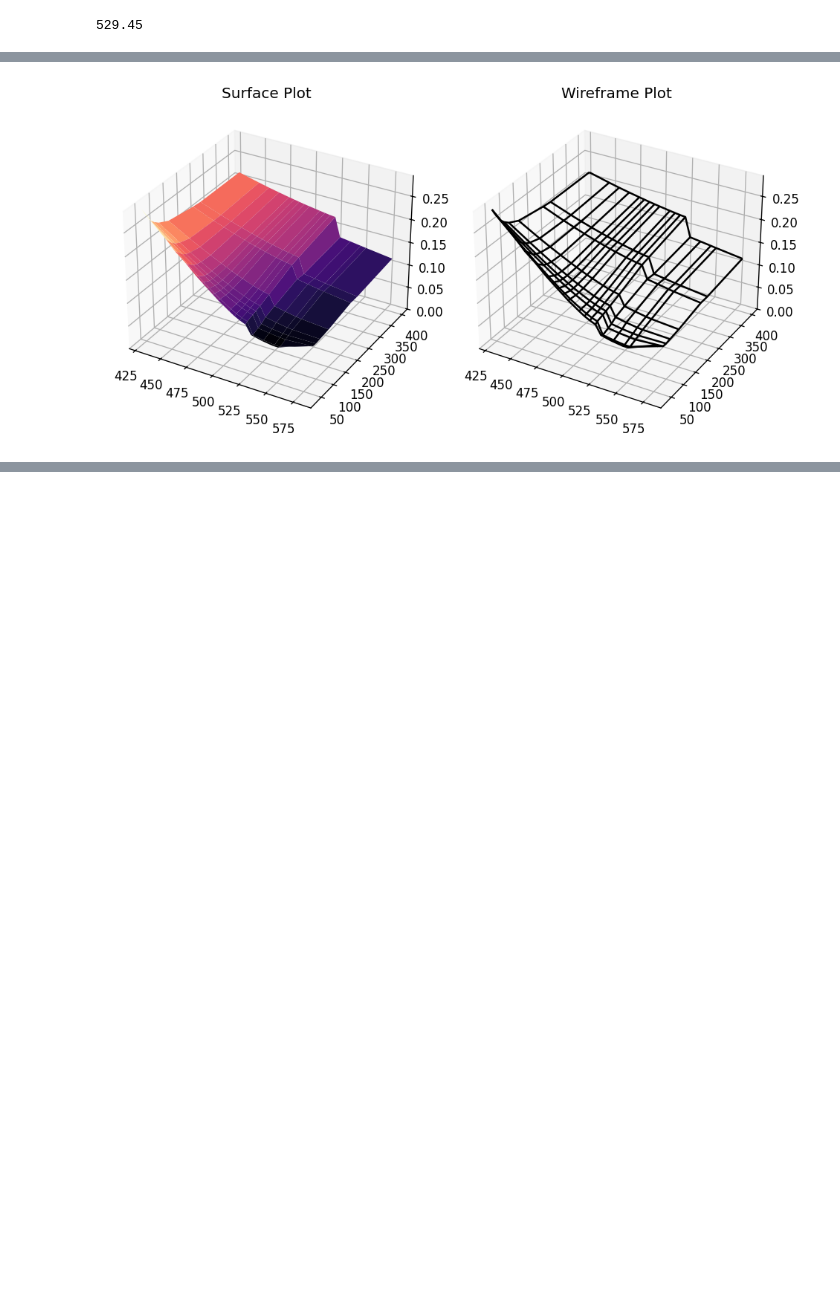
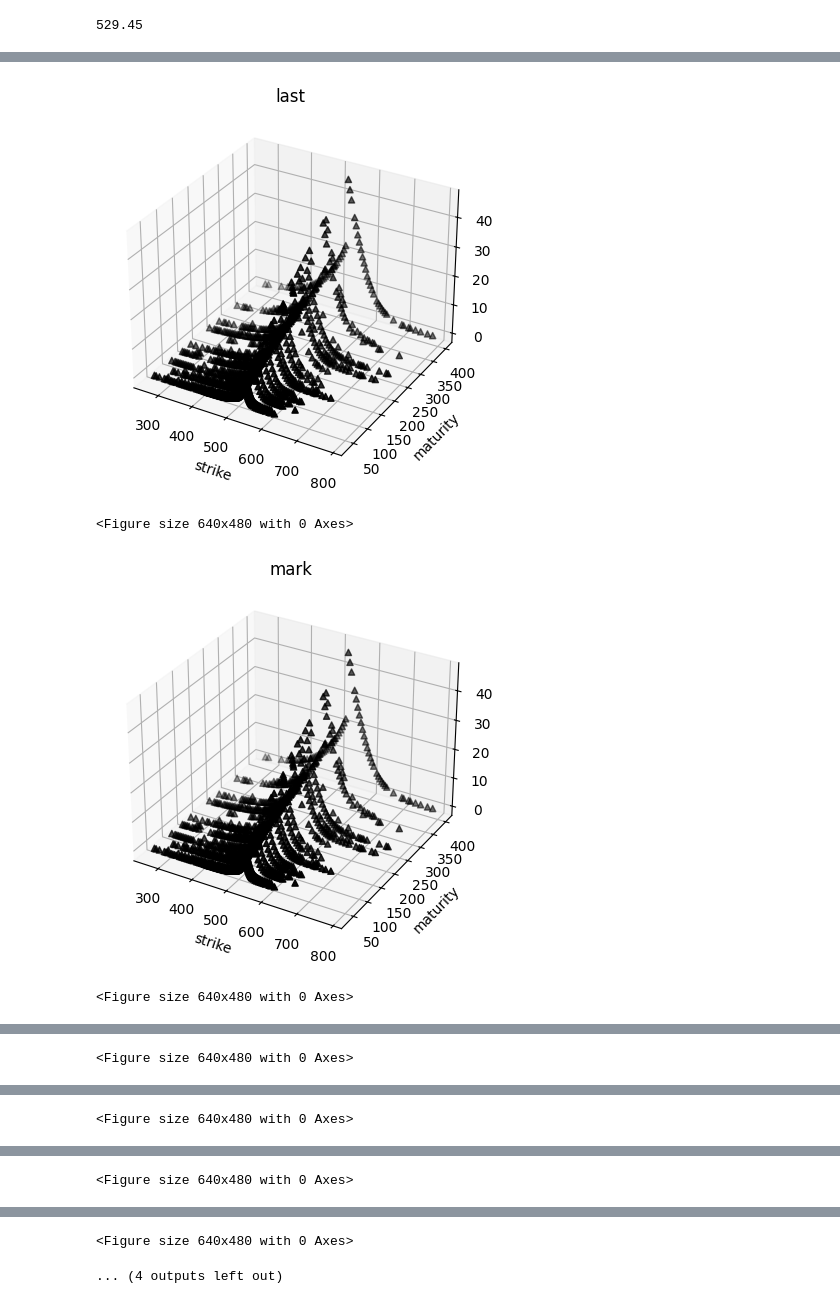
Before and after one commit to boomelage/machine-learning-option-pricing, a Jupyter notebook: historical_data/historitcal_alphaVantage_collection/historical_av_collection_review.ipynb, the cells around one changed output, grey strips where cells are left out. Saved outputs shown, nothing was run; the diff lists cells and outputs as text; code cells hidden in the pictures; blank space fills up the shorter version.

```diff
--- a/historical_data/historitcal_alphaVantage_collection/historical_av_collection_review.ipynb
+++ b/historical_data/historitcal_alphaVantage_collection/historical_av_collection_review.ipynb
@@ -135,18 +146,26 @@ VV = np.array(
 # %%
-fig = plt.figure(figsize=plt.figaspect(0.5))
+"""
+volumes scatter
+"""
+scatter_varbs  = [
+   'last', 'mark', 'bid', 'bid_size', 'ask', 'ask_size', 'open_interest', 'volume'
+   ]
+df[['k','t']] = df[['strike','days_to_maturity']]
 
-ax1 = fig.add_subplot(1, 2, 1, projection='3d')
-surf = ax1.plot_surface(KK, TT, VV, rstride=1, cstride=1, cmap=cm.magma, linewidth=0.1)
-ax1.set_zlim(0, float(max(vol_matrix.values.flatten())))
-ax1.set_title('Surface Plot')
-
-# Second subplot for wireframe plot
-ax2 = fig.add_subplot(1, 2, 2, projection='3d')
-ax2.plot_wireframe(KK, TT, VV, rstride=1, cstride=1,color='black')
-ax2.set_zlim(0, float(max(vol_matrix.values.flatten())))
-ax2.set_title('Wireframe Plot')
-
-plt.tight_layout()
-plt.show()
+for varb in scatter_varbs:
+    fig = plt.figure()
+    ax = fig.add_subplot(projection='3d')
+    xs = df['k'].values
+    ys = df['t'].values
+    zs = df[varb].values
+    ax.scatter(xs, ys, zs, marker='^', color='black')
+    ax.set_xlabel('strike')
+    ax.set_ylabel('maturity')
+    plt.title(varb)
+    plt.show()
+    plt.clf()
 # %% [output]
-[figure, old version]
+[figure, new version]
+<Figure size 640x480 with 0 Axes>
+[figure, added]
+<Figure size 640x480 with 0 Axes>
@@ -152,0 +173 @@ plt.show()
+<Figure size 640x480 with 0 Axes>
@@ -152,0 +175 @@ plt.show()
+<Figure size 640x480 with 0 Axes>
@@ -152,0 +177 @@ plt.show()
+<Figure size 640x480 with 0 Axes>
@@ -152,0 +179,2 @@ plt.show()
+<Figure size 640x480 with 0 Axes>
+... (4 outputs left out)
```
Also changed, not shown: parts of 12 cells of this notebook, 4 other files.
